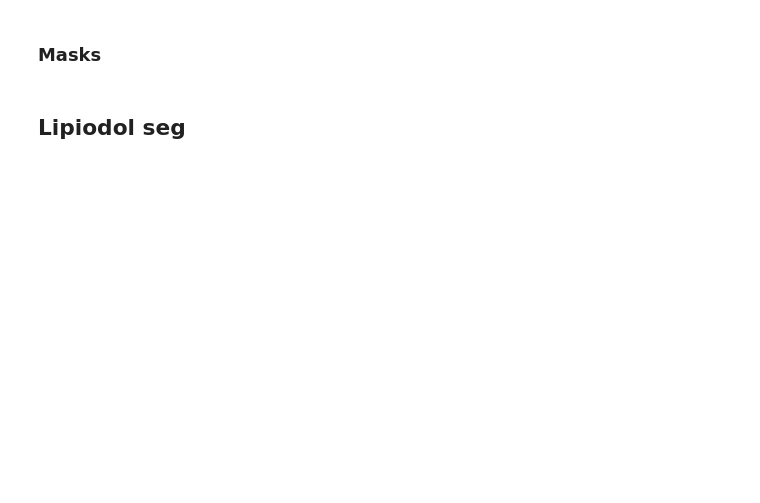
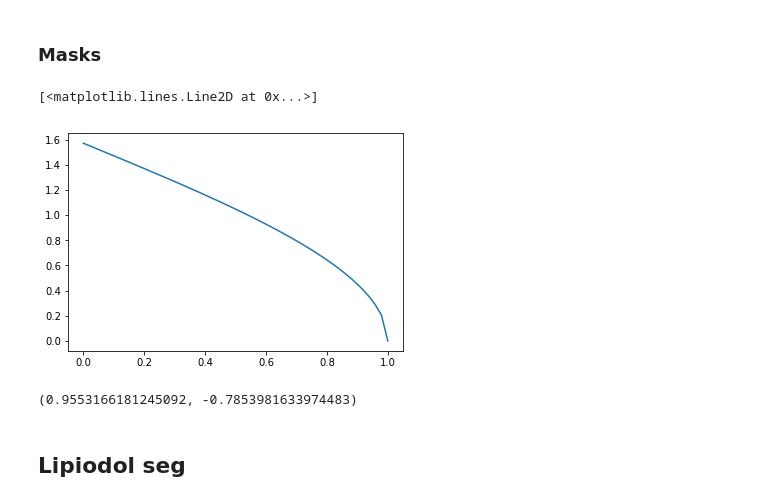
Before and after one commit to clintonjwang/lipiodol, a Jupyter notebook: data-retriever.ipynb, the cells around one changed output. Drawn from its saved outputs; the diff is of its cells as text; code cells hidden in the pictures; blank space fills up the shorter version.

```diff
--- a/data-retriever.ipynb
+++ b/data-retriever.ipynb
@@ -51,5 +51,7 @@ acq_t = [82031.93, 82100.41, 82147.77, 82334.49]
+# %%
+acq_t = [124326.42, 124404.46, 124446.79, 124633.32]
 # %%
-for ix,fn in enumerate(glob.glob(join(wtf_path, "*"))):
+for ix,fn in enumerate(glob.glob(join(big_path, "*"))):
     h = hf.dcm_load_header(fn)
     for i in range(4):
         if abs(float(h[0].AcquisitionTime) - acq_t[i]) < .02:
@@ -400,0 +353,9 @@ sitk.WriteImage( output, mri_bfc_paths[0] )
+# %%
+X = np.linspace(0,1,50)
+# %%
+Y = [math.acos(x) for x in X]
+# %%
+pylab.plot(X,Y)
+# %% [output]
+[<matplotlib.lines.Line2D at 0x...>]
+[figure, added]
@@ -401,2 +420,10 @@ sitk.WriteImage( output, mri_bfc_paths[0] )
+# %%
+X=1
+Y=-1
+Z=1
+RR = (X*X+Y*Y+Z*Z)**.5
+math.acos(Z/RR), math.atan2(Y,X)
+# %% [output]
+(0.9553166181245092, -0.7853981633974483)
 # %% [markdown]
 ## Lipiodol seg
```
Also changed, not shown: parts of 35 cells of this notebook.
